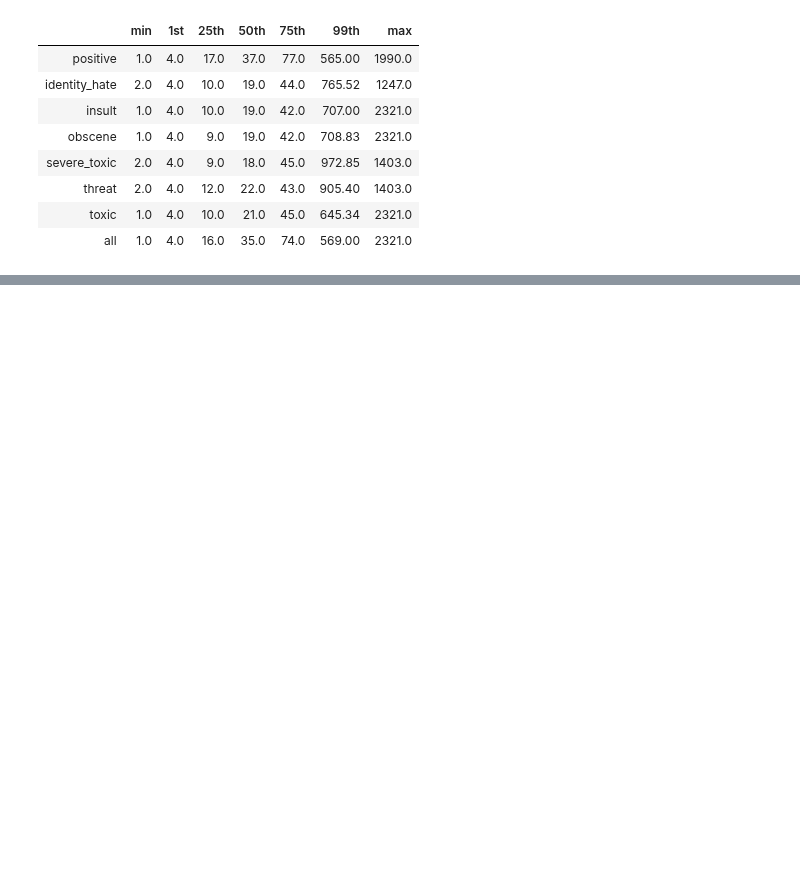
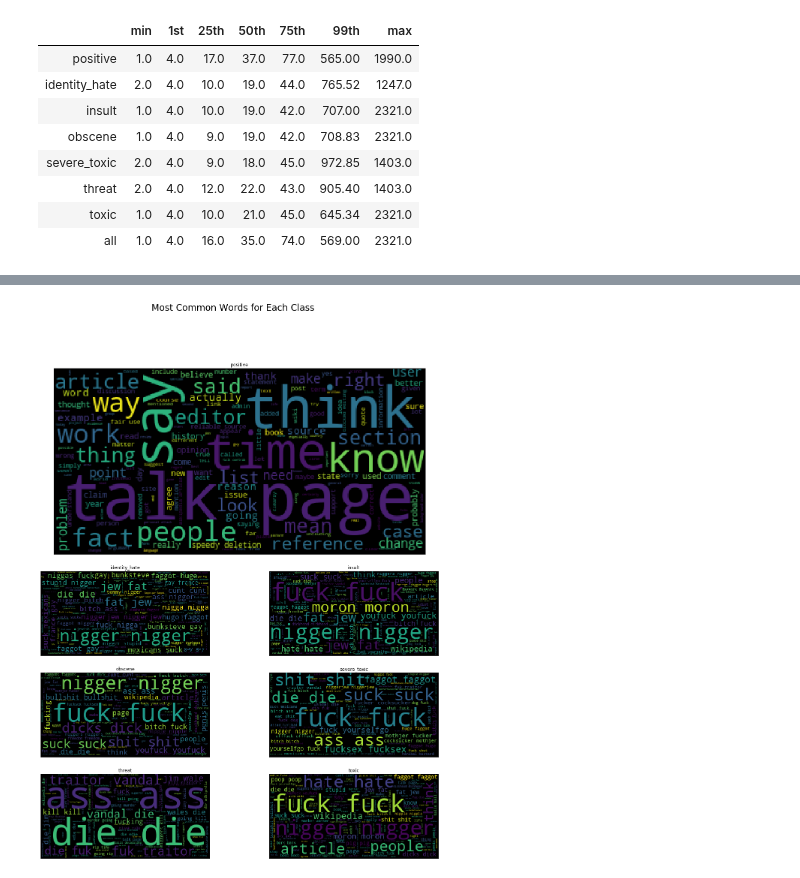
Before and after one commit to Ritvik19/Toxic-Comment-Classification, a Jupyter notebook: 01 EDA.ipynb, the cells around one changed output, grey strips where cells are left out. Cells and saved outputs as stored; diff of their text form; code cells hidden in the pictures; blank space fills up the shorter version.

```diff
--- a/01 EDA.ipynb
+++ b/01 EDA.ipynb
@@ -81,0 +158,2 @@ distribution.transpose()
+# %%
+data['clean_text'] = data['comment_text'].progress_apply(lambda x: cleanText(x, True, False, False, False))
@@ -81,0 +164,15 @@ distribution.transpose()
+# %%
+axes = []
+fig = plt.figure(figsize=(20, 24))
+fig.suptitle('Most Common Words for Each Class', fontsize=24)
+axes.append(plt.subplot2grid((5, 2), (0, 0), colspan=2, rowspan=2))
+for i in range(6):
+    axes.append(plt.subplot2grid((5, 2), (i//2+2, i%2)))
+
+for i, col in enumerate((['positive']+target)):
+    axes[i].imshow(WordCloud().generate_from_text(' '.join(data[data[col] == 1]['clean_text'].values)))
+    axes[i].set_title(col)
+    axes[i].xaxis.set_visible(False)
+    axes[i].yaxis.set_visible(False)
+# %% [output]
+[figure, added]
```
Also changed, not shown: parts of 4 cells of this notebook, 1 other file.
